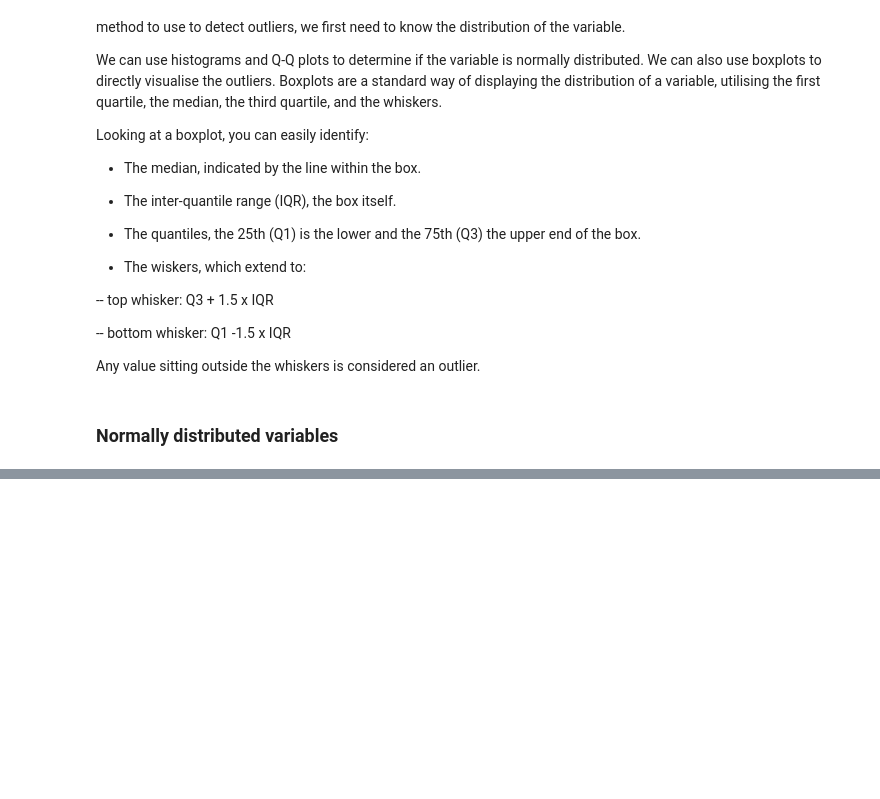
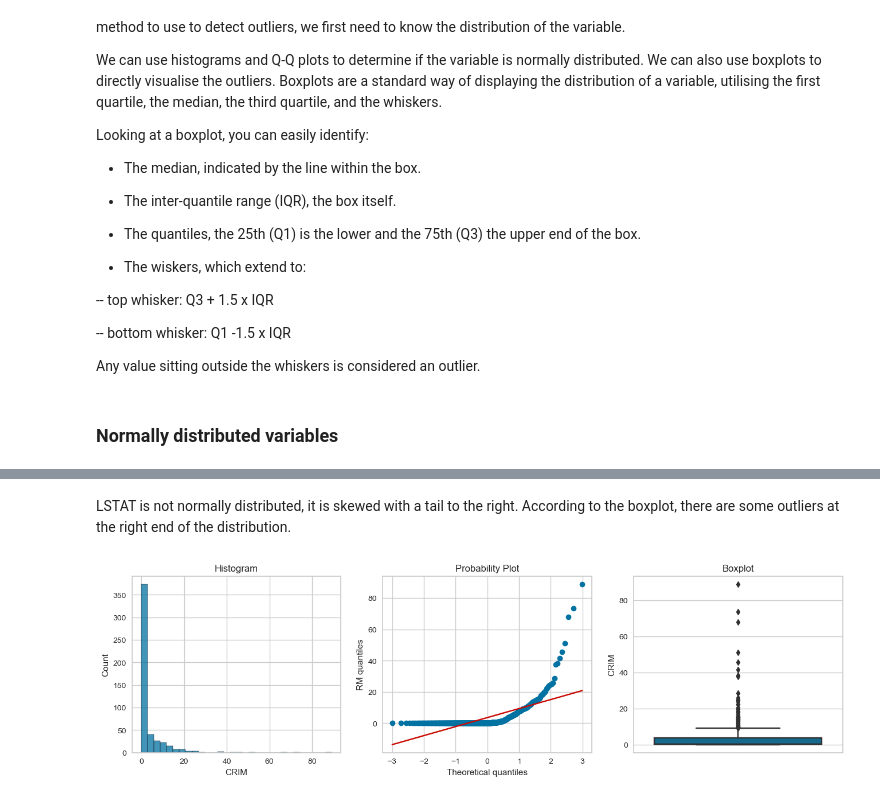
Before and after one commit to tamaldatta07/Hands-On-Machine-Learning-with-Scikit-Learn-Keras-and-TensorFlow, a Jupyter notebook: Feature Engineering and Feature Extraction/Linear Model Assumptions.ipynb, the cells around one changed output, grey strips where cells are left out. Cells and saved outputs as stored; diff of their text form; code cells hidden in the pictures; blank space fills up the shorter version.

```diff
--- a/Feature Engineering and Feature Extraction/Linear Model Assumptions.ipynb
+++ b/Feature Engineering and Feature Extraction/Linear Model Assumptions.ipynb
@@ -744,0 +743,9 @@ diagnostic_plots(boston, 'RM')
+# %% [markdown]
+LSTAT is not normally distributed, it is skewed with a tail to the right. According to the boxplot, there are some outliers at the right end of the distribution.
+# %%
+# Variable CRIM from the boston house prices dataset.
+# CRIM is the per capita crime rate by town.
+
+diagnostic_plots(boston, 'CRIM')
+# %% [output]
+[figure, added]
```
Also changed, not shown: parts of 27 cells of this notebook.
